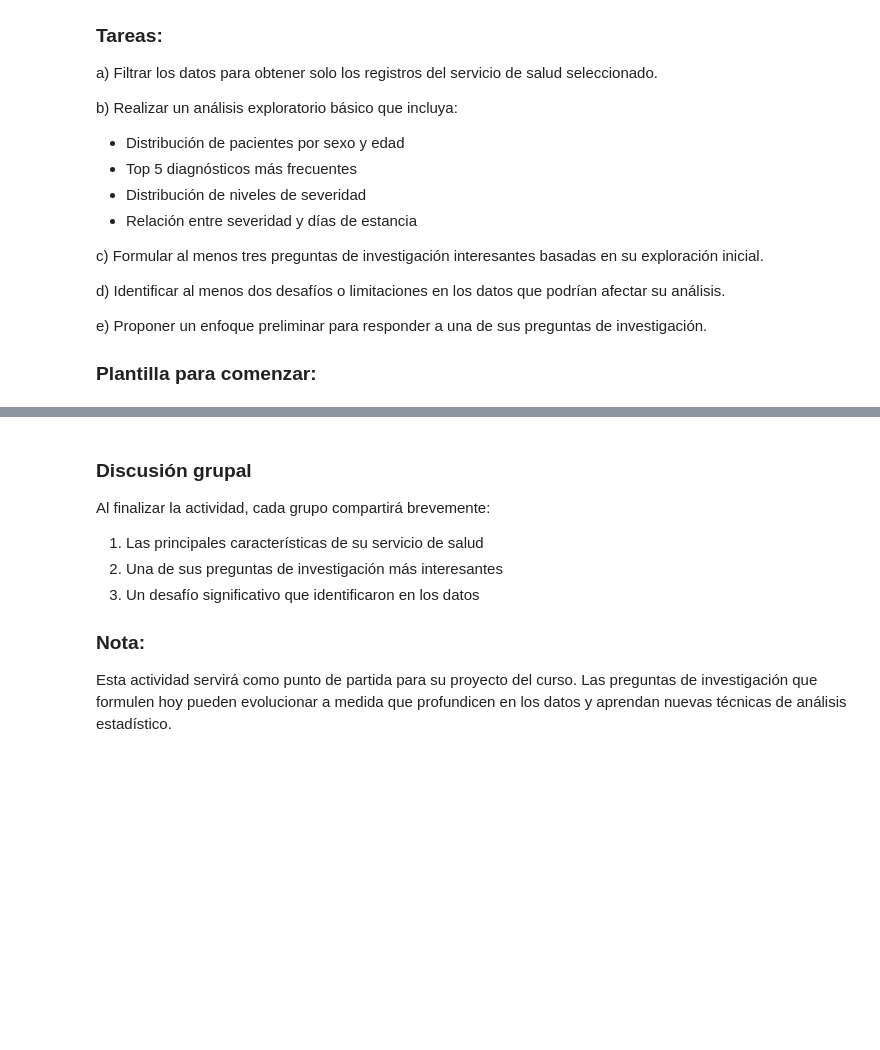
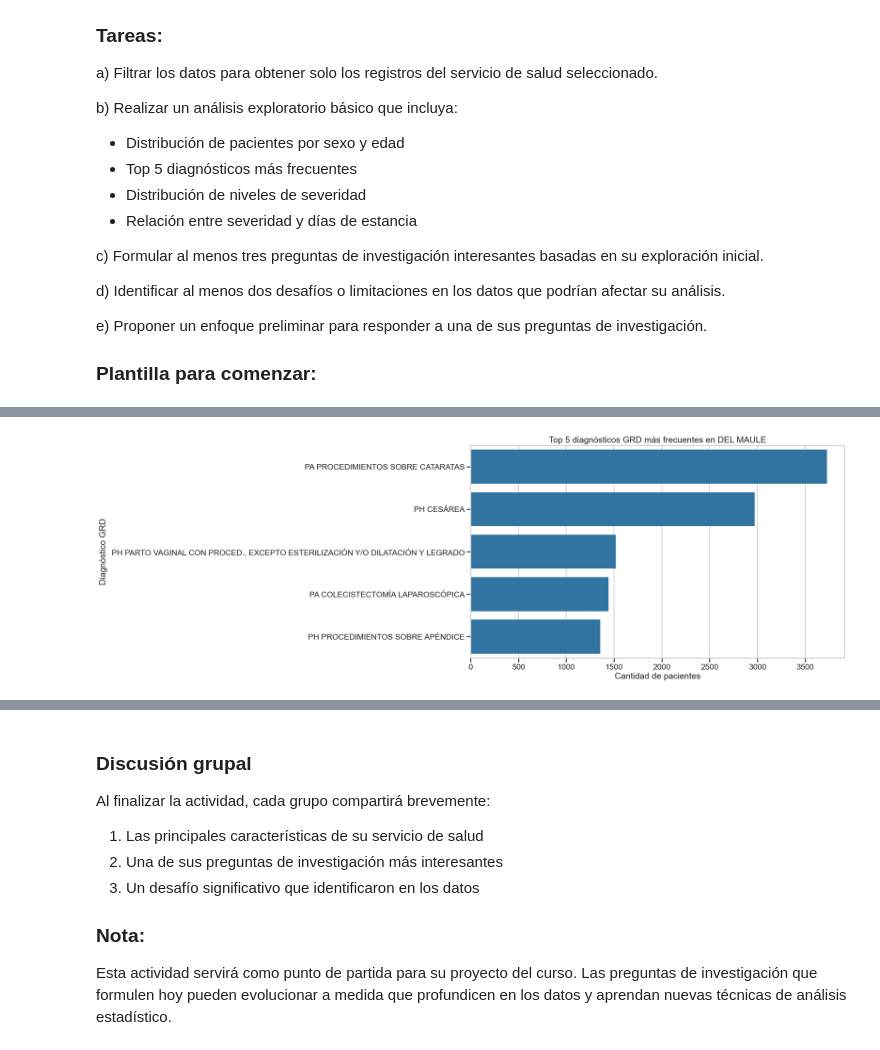
Before and after one commit to Bato21/Analisis-de-Datos-e-Inferencia-Estadistica, a Jupyter notebook: 00_Intro_exploracion_GRD_01_2026.ipynb, the cells around one changed output, grey strips where cells are left out. Cells and saved outputs as stored; diff of their text form; code cells hidden in the pictures; blank space fills up the shorter version.

```diff
--- a/00_Intro_exploracion_GRD_01_2026.ipynb
+++ b/00_Intro_exploracion_GRD_01_2026.ipynb
@@ -55,7 +55,7 @@ df_grd = pd.read_csv("datos/GRD_2023_muestra.csv",
         encoding="UTF-8",  # Cambiar si necesario (latin1, ISO-8859-1, etc.)
         low_memory=False,  # Evitar advertencias de memoria
         parse_dates=['FECHA_NACIMIENTO', 'FECHA_INGRESO', 'FECHAALTA'],  # Leer columnas como fechas
-        dayfirst=True  # Formato de fecha día-mes-año
+        dayfirst=False  # Formato de fecha año-mes-día
         )
 
 # Mostramos las primeras filas para entender la estructura
@@ -515,22 +515,10 @@ e) Proponer un enfoque preliminar para responder a una de sus preguntas de inves
 # %%
 # ACTIVIDAD GRUPAL
 # Reemplazar con el nombre del servicio de salud seleccionado
-servicio_seleccionado = "METROPOLITANO CENTRAL"
+servicio_seleccionado = "DEL MAULE"
 
 # Filtrar datos para el servicio seleccionado
 df_servicio = df_enriquecido[df_enriquecido['SERVICIO_SALUD'] == servicio_seleccionado].copy()
 
 # Verificar el número de registros
 print(f"Número de registros para {servicio_seleccionado}: {len(df_servicio)}")
-
-# Su código de análisis exploratorio aquí...
-
-# Ejemplo de distribución por sexo
-plt.figure(figsize=(10, 6))
-sns.countplot(data=df_servicio, x='SEXO')
-plt.title(f'Distribución de pacientes por sexo en {servicio_seleccionado}')
-plt.ylabel('Cantidad de pacientes')
-plt.xticks(rotation=0)
-plt.show()
-
-# Continúe con su análisis...
@@ -536,0 +539,12 @@ plt.show()
+# %%
+# Top 5 diagnosticos más frecuentes
+
+plt.figure(figsize=(14, 8))
+top_5_grd_servicio = df_servicio['DESCRIPCION_GRD'].value_counts().head(5)
+sns.barplot(x=top_5_grd_servicio.values, y=top_5_grd_servicio.index)
+plt.title(f'Top 5 diagnósticos GRD más frecuentes en {servicio_seleccionado}')
+plt.xlabel('Cantidad de pacientes')
+plt.ylabel('Diagnóstico GRD')
+plt.show()
+# %% [output]
+[figure, added]
```
Also changed, not shown: parts of 9 cells of this notebook.
